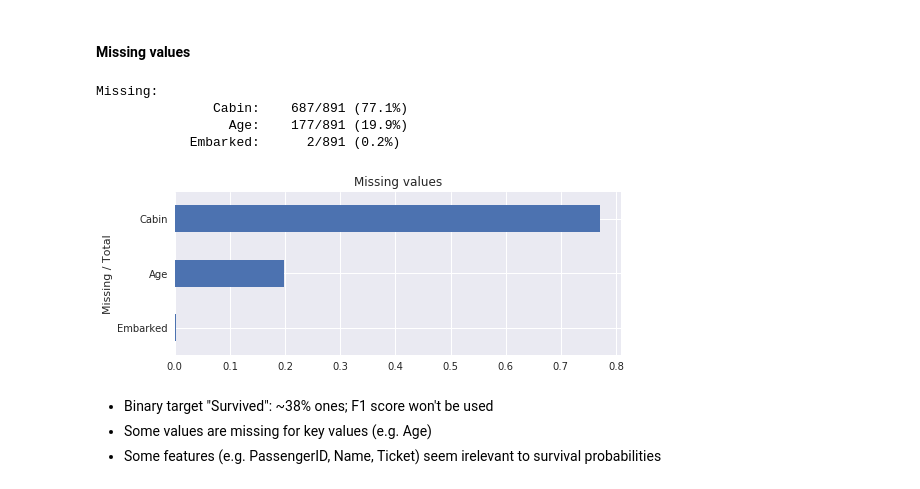
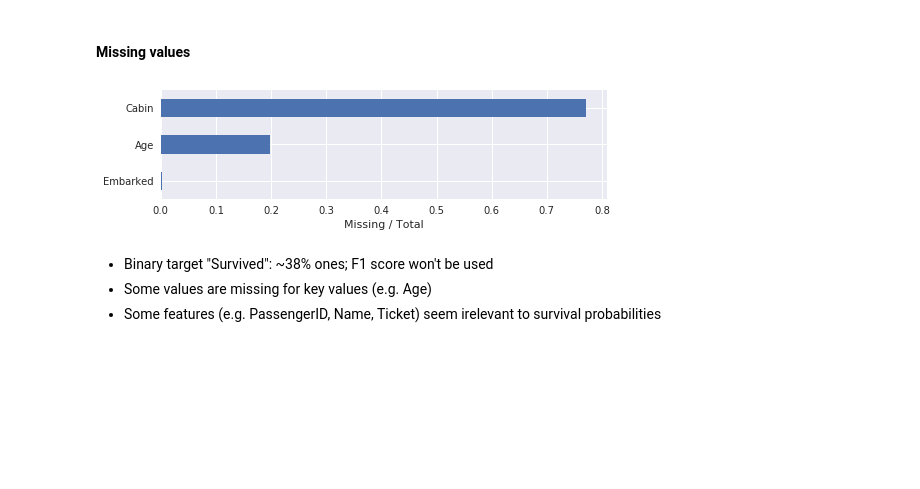
Before and after one commit to angelmtenor/data-science-keras, a Jupyter notebook: titanic.ipynb, the cells around one changed output. Cells and saved outputs as stored; diff of their text form; code cells hidden in the pictures; blank space fills up the shorter version.

Commit message:
feat: Add missing value ratio to remove features

```diff
--- a/titanic.ipynb
+++ b/titanic.ipynb
@@ -69,13 +69,9 @@ original_df.describe(include=['O'])
 # %% [markdown]
 #### Missing values
 # %%
-helper.show_missing(original_df, plot=True)
+helper.missing(original_df)
 # %% [output]
-Missing:
-               Cabin:    687/891 (77.1%)
-                 Age:    177/891 (19.9%)
-            Embarked:      2/891 (0.2%)
-[figure, old version]
+[figure, new version]
 # %% [markdown]
 - Binary target "Survived": ~38% ones; F1 score won't be used <br>
 - Some values are missing for key values (e.g. Age)
```
Also changed, not shown: parts of 1 cell of this notebook, 2 other files.
